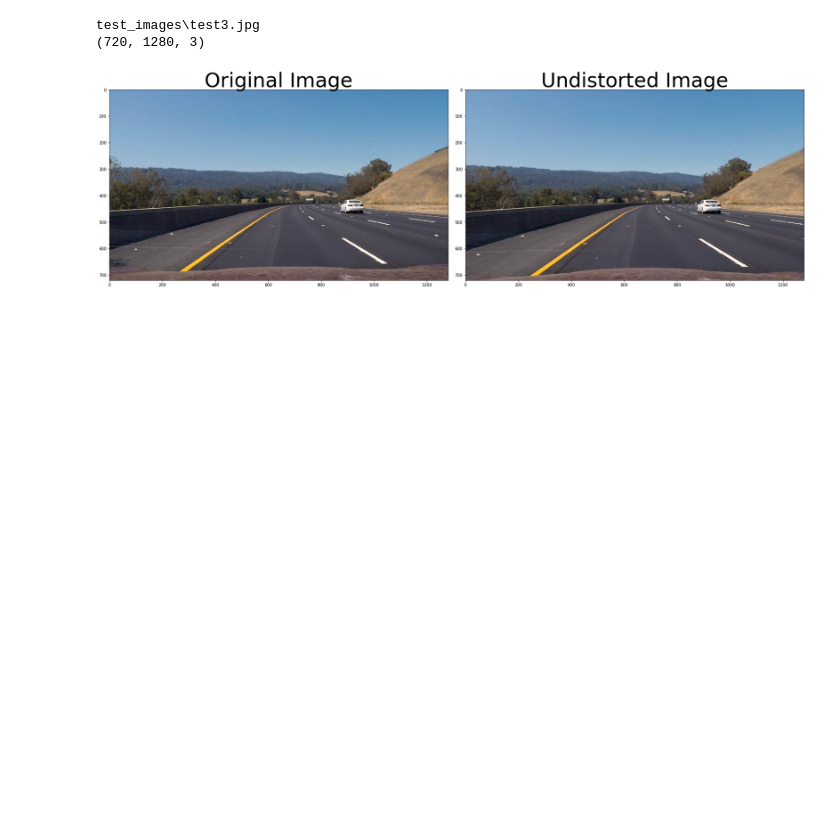
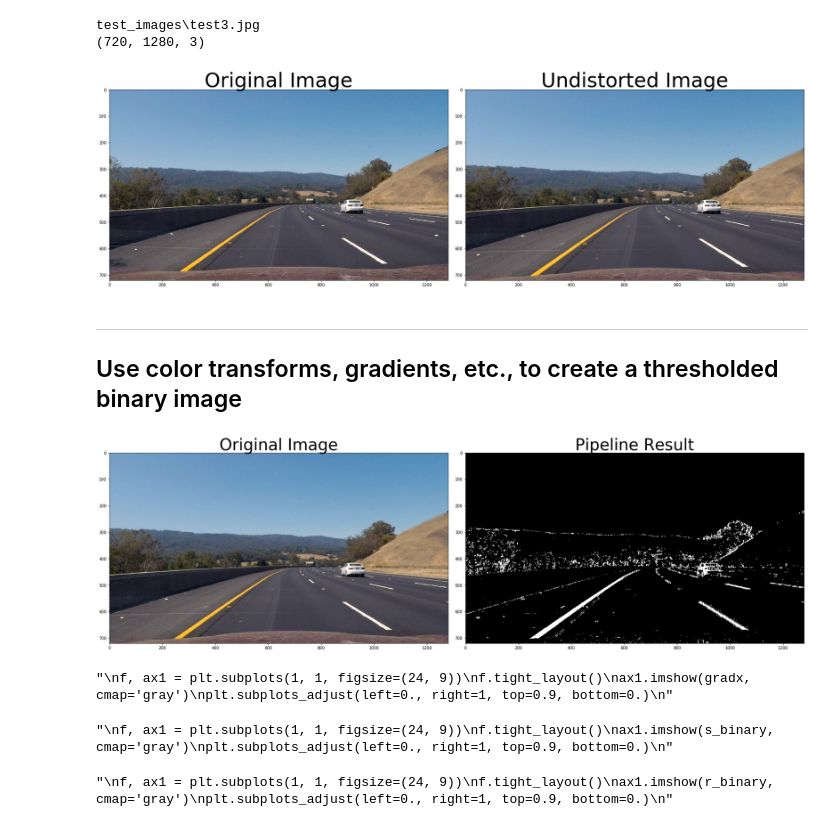
Before and after one commit to hammcin/CarND-Advanced-Lane-Lines, a Jupyter notebook: P2.ipynb, the cells around one changed output. Drawn from its saved outputs; the diff is of its cells as text; code cells hidden in the pictures; blank space fills up the shorter version.

Commit message:
feat: Create threshold binary image

```diff
--- a/P2.ipynb
+++ b/P2.ipynb
@@ -150,3 +150,21 @@ plt.subplots_adjust(left=0., right=1, top=0.9, bottom=0.)
 [figure]
 # %%
 # f.savefig('output_images/test5_distort_correct.jpg')
+# %% [markdown]
+---
+## Use color transforms, gradients, etc., to create a thresholded binary image
+# %%
+result = aahlpf.pipeline(lane_undist)
+# %%
+# Plot the result
+f, (ax1, ax2) = plt.subplots(1, 2, figsize=(24, 9))
+f.tight_layout()
+
+ax1.imshow(lane_undist)
+ax1.set_title('Original Image', fontsize=40)
+
+ax2.imshow(result, cmap='gray')
+ax2.set_title('Pipeline Result', fontsize=40)
+plt.subplots_adjust(left=0., right=1, top=0.9, bottom=0.)
+# %% [output]
+[figure, added]
@@ -152,0 +173,53 @@ plt.subplots_adjust(left=0., right=1, top=0.9, bottom=0.)
+# %%
+img = lane_undist
+ksize = 3
+sobelx_thresh = (20, 100)
+
+gradx = aahlpf.abs_sobel_thresh(img, orient='x', sobel_kernel=ksize, thresh=sobelx_thresh)
+
+combined = np.zeros_like(gradx)
+combined[(gradx == 1)] = 1
+
+'''
+f, ax1 = plt.subplots(1, 1, figsize=(24, 9))
+f.tight_layout()
+ax1.imshow(gradx, cmap='gray')
+plt.subplots_adjust(left=0., right=1, top=0.9, bottom=0.)
+'''
+# %% [output]
+"\nf, ax1 = plt.subplots(1, 1, figsize=(24, 9))\nf.tight_layout()\nax1.imshow(gradx, cmap='gray')\nplt.subplots_adjust(left=0., right=1, top=0.9, bottom=0.)\n"
+# %%
+img = lane_undist
+s_thresh = (215, 240)
+
+hls = cv2.cvtColor(img, cv2.COLOR_RGB2HLS)
+s_channel = hls[:,:,2]
+
+s_binary = np.zeros_like(s_channel)
+s_binary[(s_channel >= s_thresh[0]) & (s_channel <= s_thresh[1])] = 1
+
+'''
+f, ax1 = plt.subplots(1, 1, figsize=(24, 9))
+f.tight_layout()
+ax1.imshow(s_binary, cmap='gray')
+plt.subplots_adjust(left=0., right=1, top=0.9, bottom=0.)
+'''
+# %% [output]
+"\nf, ax1 = plt.subplots(1, 1, figsize=(24, 9))\nf.tight_layout()\nax1.imshow(s_binary, cmap='gray')\nplt.subplots_adjust(left=0., right=1, top=0.9, bottom=0.)\n"
+# %%
+img = lane_undist
+r_thresh = (225, 255)
+
+r = img[:,:,0]
+
+r_binary = np.zeros_like(r)
+r_binary[(r > r_thresh[0]) & (r <= r_thresh[1])] = 1
+
+'''
+f, ax1 = plt.subplots(1, 1, figsize=(24, 9))
+f.tight_layout()
+ax1.imshow(r_binary, cmap='gray')
+plt.subplots_adjust(left=0., right=1, top=0.9, bottom=0.)
+'''
+# %% [output]
+"\nf, ax1 = plt.subplots(1, 1, figsize=(24, 9))\nf.tight_layout()\nax1.imshow(r_binary, cmap='gray')\nplt.subplots_adjust(left=0., right=1, top=0.9, bottom=0.)\n"
```
Also changed, not shown: parts of 2 cells of this notebook, 1 other file.
